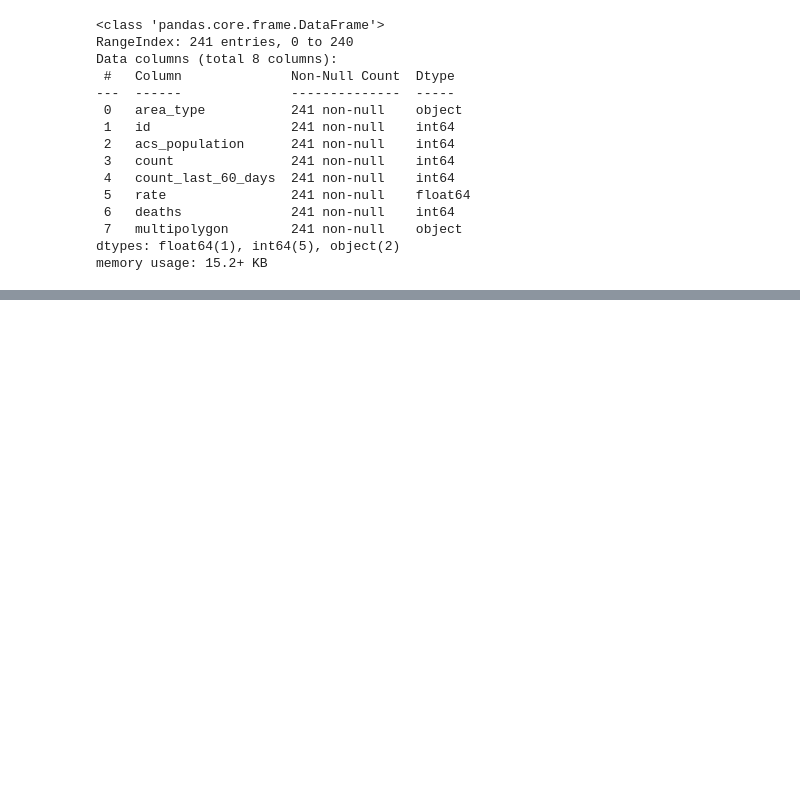
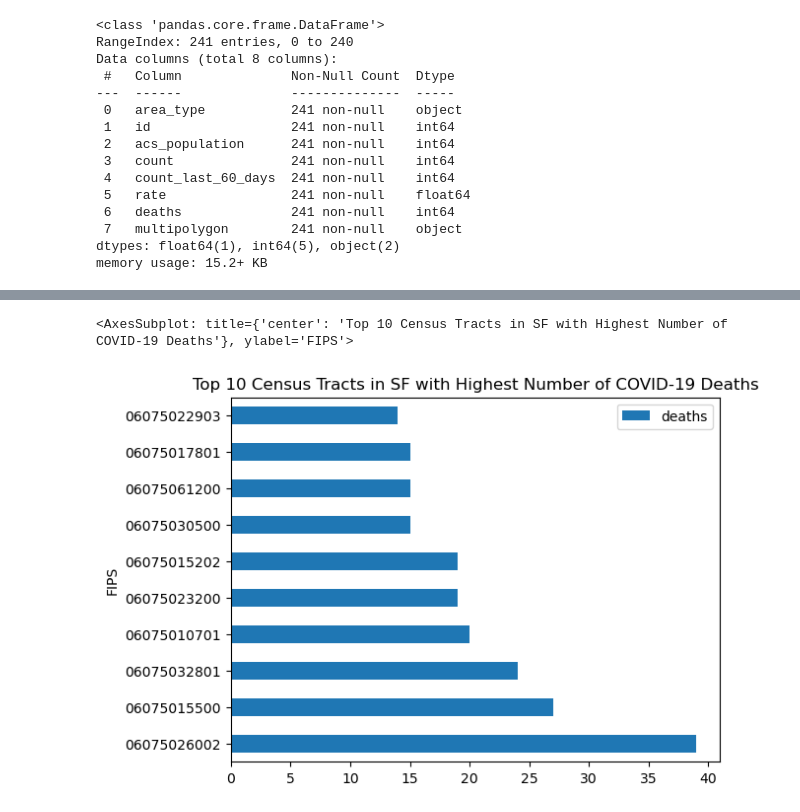
Before and after one commit to QHAAGA/UP221-QUINN, a Jupyter notebook: week04/week04 COVID-19 Data and Health Insurance.ipynb, the cells around one changed output, grey strips where cells are left out. Cells and saved outputs as stored; diff of their text form; code cells hidden in the pictures; blank space fills up the shorter version.

```diff
--- a/week04/week04 COVID-19 Data and Health Insurance.ipynb
+++ b/week04/week04 COVID-19 Data and Health Insurance.ipynb
@@ -96,0 +206,7 @@ Name: area_type, dtype: object
+# %%
+df.head(10).plot.barh(x='FIPS',
+    y='deaths',
+    title='Top 10 Census Tracts in SF with Highest Number of COVID-19 Deaths')
+# %% [output]
+<AxesSubplot: title={'center': 'Top 10 Census Tracts in SF with Highest Number of COVID-19 Deaths'}, ylabel='FIPS'>
+[figure, added]
```
Also changed, not shown: parts of 28 cells of this notebook, 2 other files.
